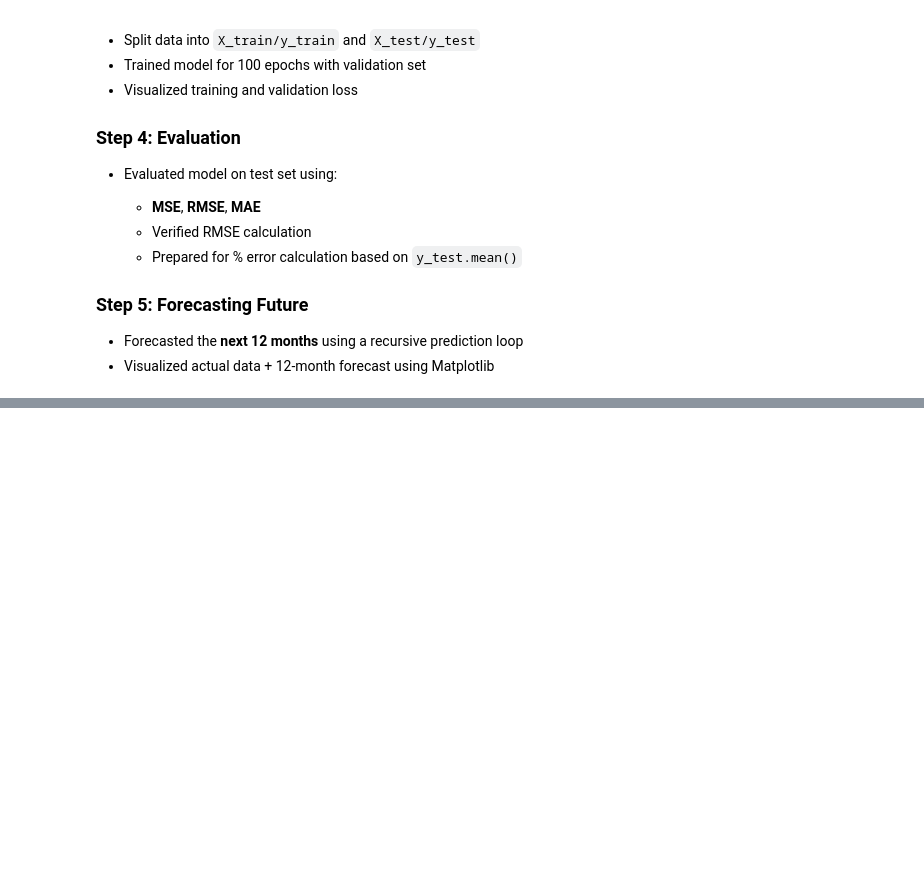
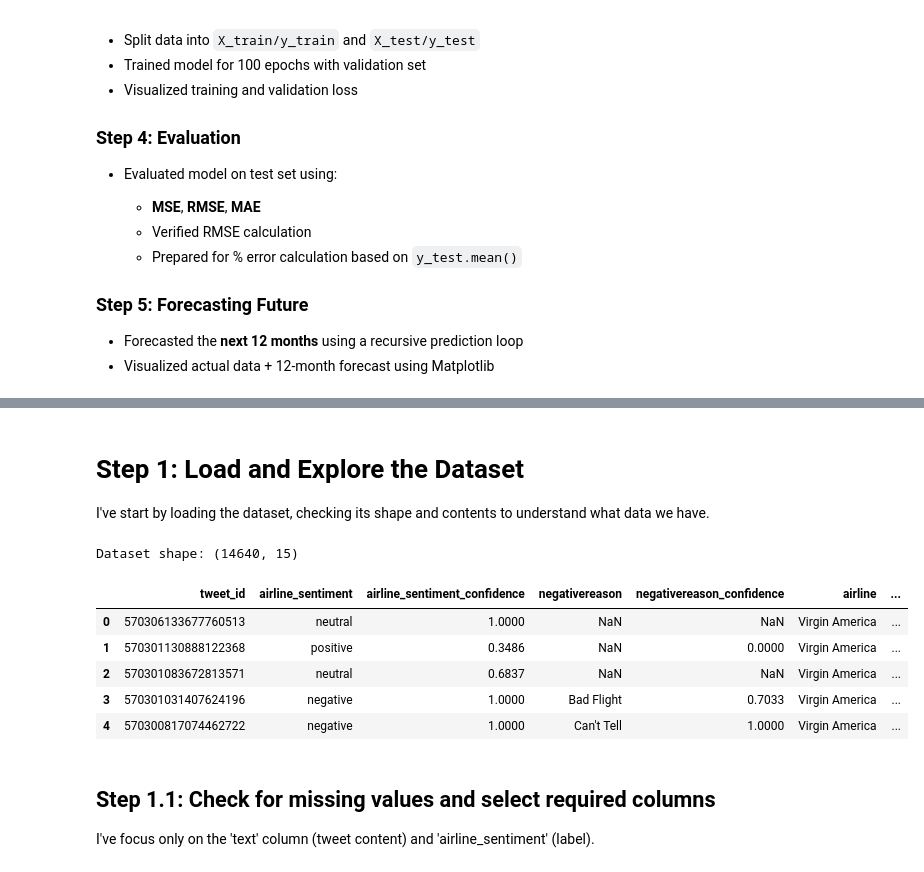
Before and after one commit to FaheemAI1024/Air-Passenger-Classification, a Jupyter notebook: air-passengers-forecasting.ipynb, the cells around one changed output, grey strips where cells are left out. Saved outputs shown, nothing was run; the diff lists cells and outputs as text; code cells hidden in the pictures; blank space fills up the shorter version.

Commit message:
Kaggle Notebook | Air Passengers Forecasting | Version 4

```diff
--- a/air-passengers-forecasting.ipynb
+++ b/air-passengers-forecasting.ipynb
@@ -455,0 +704,23 @@ After training, the model was evaluated on the **test set**:
+# %% [markdown]
+# Step 1: Load and Explore the Dataset
+
+I've start by loading the dataset, checking its shape and contents to understand what data we have.
+# %%
+# Load dataset
+df = pd.read_csv("/kaggle/input/twitter-airline-sentiment/Tweets.csv")
+
+# Show dataset shape and first few rows
+print("Dataset shape:", df.shape)
+df.head()
+# %% [output]
+Dataset shape: (14640, 15)
+|  | tweet_id | airline_sentiment | airline_sentiment_confidence | negativereason | negativereason_confidence | airline | ... |
+| 0 | 570306133677760513 | neutral | 1.0000 | NaN | NaN | Virgin America | ... |
+| 1 | 570301130888122368 | positive | 0.3486 | NaN | 0.0000 | Virgin America | ... |
+| 2 | 570301083672813571 | neutral | 0.6837 | NaN | NaN | Virgin America | ... |
+| 3 | 570301031407624196 | negative | 1.0000 | Bad Flight | 0.7033 | Virgin America | ... |
+| 4 | 570300817074462722 | negative | 1.0000 | Can't Tell | 1.0000 | Virgin America | ... |
+# %% [markdown]
+## Step 1.1: Check for missing values and select required columns
+
+I've focus only on the 'text' column (tweet content) and 'airline_sentiment' (label).
```
Also changed, not shown: parts of 80 cells of this notebook.
